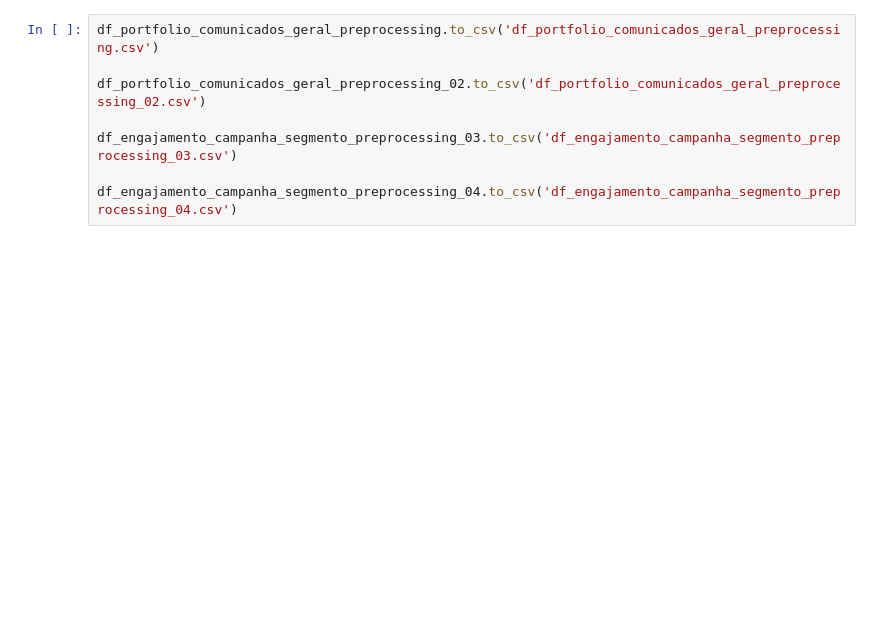
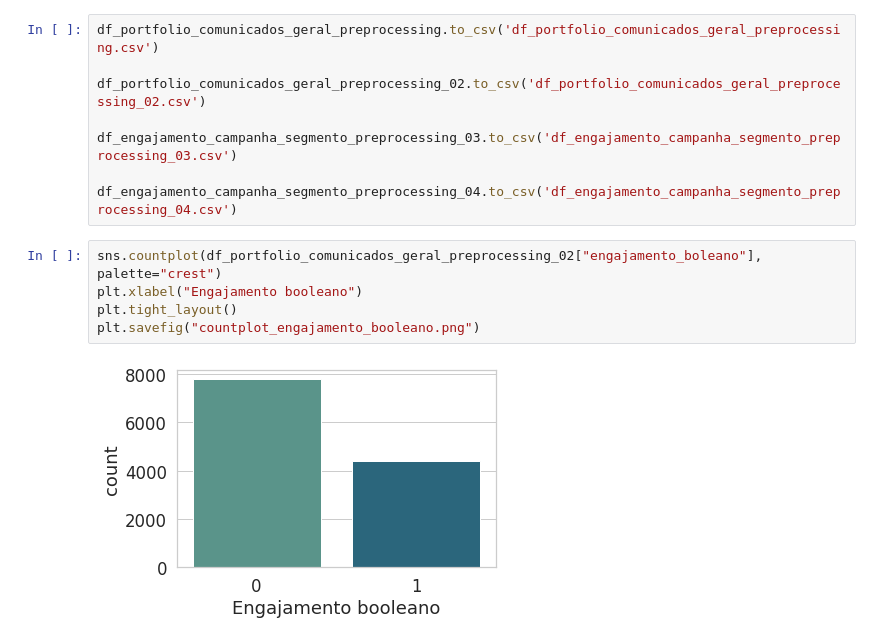
Before and after one commit to brenoakihiromorimoto/portf-lio, a Jupyter notebook: STONE DATA CHALLENGE 2022 - Breno Akihiro Morimoto/códigos_e_scripts/Stone_Data_Challenge_versao_02.ipynb, the cells around one changed output. Cells and saved outputs as stored; diff of their text form; blank space fills up the shorter version.

```diff
--- a/STONE DATA CHALLENGE 2022 - Breno Akihiro Morimoto/códigos_e_scripts/Stone_Data_Challenge_versao_02.ipynb
+++ b/STONE DATA CHALLENGE 2022 - Breno Akihiro Morimoto/códigos_e_scripts/Stone_Data_Challenge_versao_02.ipynb
@@ -1983,3 +1997,10 @@ df_portfolio_comunicados_geral_preprocessing_02.to_csv('df_portfolio_comunicados
 df_engajamento_campanha_segmento_preprocessing_03.to_csv('df_engajamento_campanha_segmento_preprocessing_03.csv')
 
 df_engajamento_campanha_segmento_preprocessing_04.to_csv('df_engajamento_campanha_segmento_preprocessing_04.csv')
+# %%
+sns.countplot(df_portfolio_comunicados_geral_preprocessing_02["engajamento_boleano"], palette="crest")
+plt.xlabel("Engajamento booleano")
+plt.tight_layout()
+plt.savefig("countplot_engajamento_booleano.png")
+# %% [output]
+[figure, added]
```
Also changed, not shown: parts of 16 cells of this notebook.
